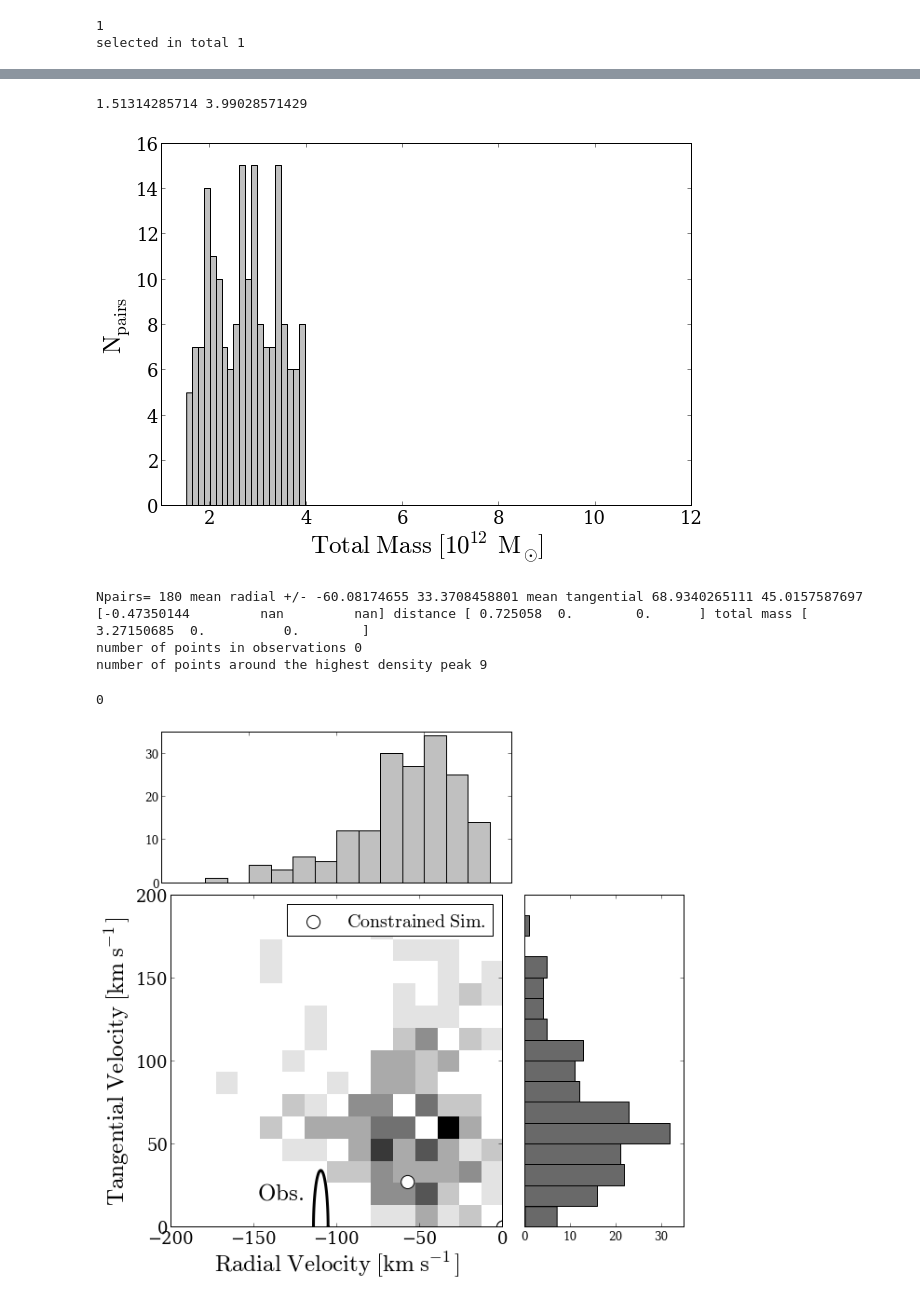
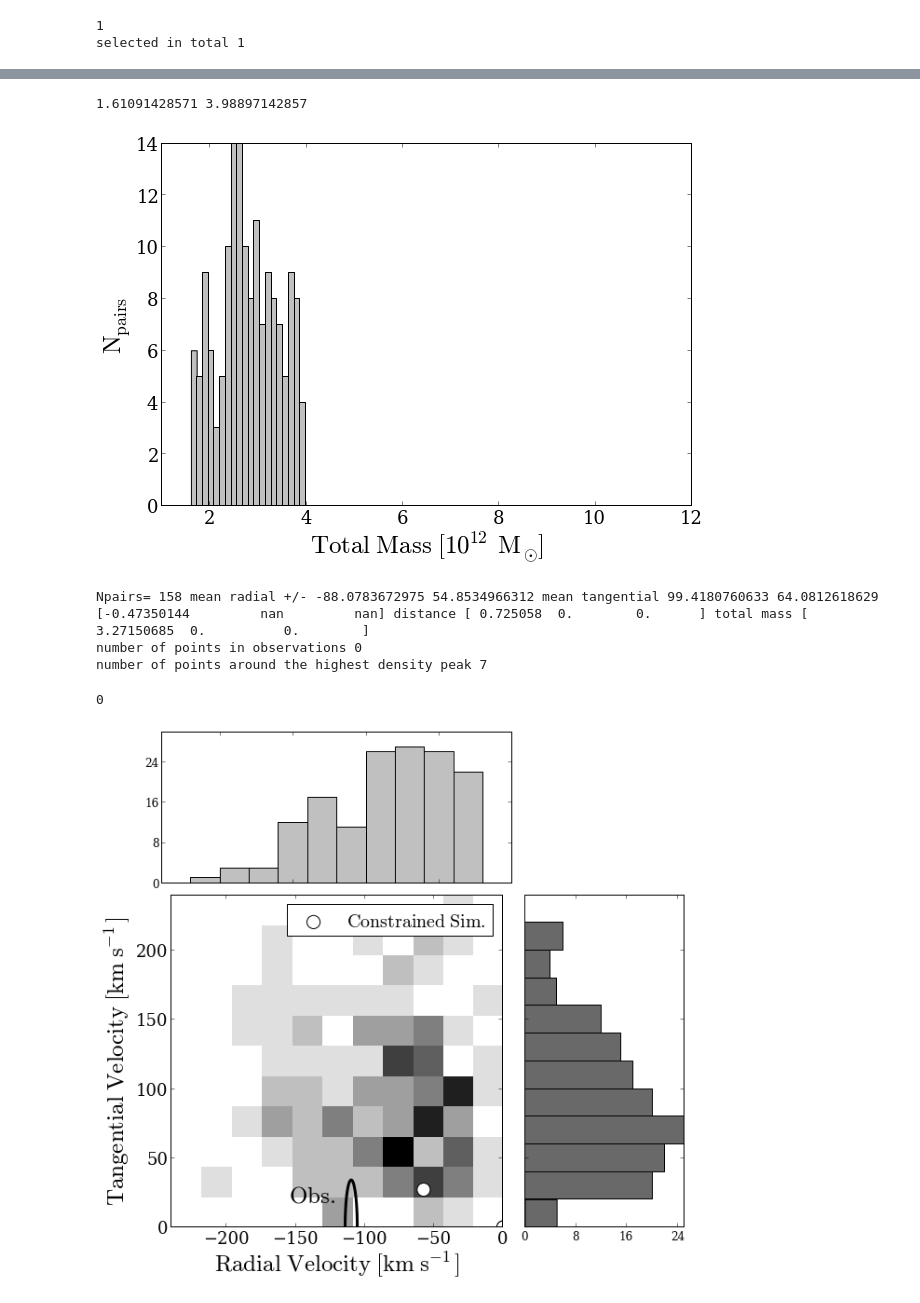
Before and after one commit to astroandes/LG_Kinematics, a Jupyter notebook: code/simulation_JE.ipynb, the cells around one changed output, grey strips where cells are left out. Saved outputs shown, nothing was run; the diff lists cells and outputs as text; code cells hidden in the pictures.

```diff
--- a/code/simulation_JE.ipynb
+++ b/code/simulation_JE.ipynb
@@ -1,6 +1,10 @@
 # %%
 from makeTempHistogramPlot import *
 from generateInfo import *
+
+# Global filepaths
+repo_path ="/Users/forero/Dropbox/"
+data_path = repo_path + "/LG_Kinematics/data/"
 
 # Global constants
 G_GRAV = 4.54E-48 #units of Mpc^3 Msun^-1 s^-2
@@ -8,11 +12,6 @@ KM_TO_MPC = 3.2E-20
 HUBBLE = 0.70
 E_UNITS = 1.0E-36
 L_UNITS = 1.0
-
-# Global filepaths
-data_path="/Users/forero/Dropbox/LG_Kinematics/data/"
-#data_path="/home/forero/Dropbox/"
-#data_path="/Users/forero/Dropbox/"
 # %%
 # The reference is van der Marel et al. ApJ,753:8
 V_M31 = array([66.1,-76.3,45.1]) #km/s
@@ -126,8 +125,9 @@ C=contour(X,Y,H, levels, colors='k', linewidths=2)
 # %%
 # Generate the pair data for Bolshoi
-FOF_file=data_path+"Bolshoi_cluster_all_limit_001"
-ID_file=data_path+"IsoPairs_Bolshoi_ID.dat"
-output_file=data_path+"pair_physical_vweb_Bolshoi.dat"
+halo_finder="BDM"
+FOF_file=data_path+"Bolshoi_catalog_"+halo_finder+".dat"
+ID_file=data_path+"IsoPairs_Bolshoi_"+halo_finder+"_ID.dat"
+output_file=data_path+"pair_physical_vweb_Bolshoi"+halo_finder+".dat"
 vweb_lambda_file=data_path+"Bolshoi_Halos_Environment_Vweb256_s1.dat"
 generate_info(FOF_file, ID_file, vweb_lambda_file, output_file=output_file, hubble=HUBBLE)
 # %% [output]
@@ -165,7 +165,7 @@ generate_info(FOF_file, ID_file, vweb_lambda_file, output_file=output_file)
 selected in total 1
 # %%
 #load the data from Bolshoi and make selections on distances and mass
-bolshoi_file=data_path+"pair_physical_vweb_Bolshoi.dat"
+bolshoi_file=data_path+"pair_physical_vweb_Bolshoi"+halo_finder+".dat"
 physical_prop=np.loadtxt(bolshoi_file)
 
 #define the main quantities we will use later to prepare the plots
@@ -247,15 +247,15 @@ for label_y in ticklabels_y:
 ax.set_xlim([1.0,12.0])
 n, bins, patches = ax.hist(total_mass, 20, normed=0, color = 'silver')
 
-filename='total_mass'
+filename='total_mass_'+halo_finder
 if(narrow_data):
     filename=filename+'_narrow'
 savefig(filename + '.eps',format = 'eps', transparent=True)
 savefig(filename + '.pdf',format = 'pdf', transparent=True)
 savefig(filename + '.png',format = 'png', transparent=True)
 # %% [output]
-1.51314285714 3.99028571429
+1.61091428571 3.98897142857
-[figure, old version]
+[figure, new version]
 # %%
 print "Npairs=", radial_vel.size, "mean radial +/-", mean(radial_vel), std(radial_vel),"mean tangential", mean(tangential_vel), std(tangential_vel)
 
@@ -277,40 +277,41 @@ for i in range(n_clues):
     tmp_dat = np.loadtxt(clues[i])
     clues_data[i,0] = tmp_dat[0]# radial
     clues_data[i,1] = tmp_dat[1]# tangential
     clues_data[i,2] = tmp_dat[14]# separation
     clues_data[i,3] = tmp_dat[15]/1E12 #total mass
 
 print clues_data[:,1]/clues_data[:,0], 'distance', clues_data[:,2], 'total mass', clues_data[:,3]
 
 #selection of the number of galaxies around the highest density point
 delta_radial = 4.5
 delta_tangential = 17.5
 index_obs = where((radial_vel>(mean_point[0]-sigma_point[0])) & (radial_vel<(mean_point[0]+sigma_point[0]))
     & (tangential_vel<sigma_point[1]))
 print 'number of points in observations', size(index_obs)
 
-index_max = where((radial_vel>(-65.0-sigma_point[0])) & (radial_vel<(-65.0+sigma_point[0]))
-    & (tangential_vel<(62.0+sigma_point[1]/2.0)) & (tangential_vel>(62.0-sigma_point[1]/2.0)))
+theory_point = array([-60.0,75.0])
+index_max = where((radial_vel>(theory_point[0]-sigma_point[0])) & (radial_vel<(theory_point[0]+sigma_point[0]))
+    & (tangential_vel<(theory_point[1]+sigma_point[1]/2.0)) & (tangential_vel>(theory_point[1]-sigma_point[1]/2.0)))
 print 'number of points around the highest density peak', size(index_max)
 
 #make the plot including the clues data
 filename='test_rt'
 if(narrow_data):
     filename=filename+'_narrow'
 MakeTempHistogramPlot(radial_vel,tangential_vel,filename=filename,
                       clues=clues_data,clues_label='$\mathrm{Constrained\ Sim.}$',
-                      contours=0,xlims=[-200.0,0.0], ylims=[0.0,200.0],
-                      nbins=16,nxbins=16,nybins=16,bw=1,
+                      contours=0,xlims=[-240.0,0.0], ylims=[0.0,240.0],
+                      nbins=12,nxbins=12,nybins=12,bw=1,
                       xlabel='$\mathrm{Radial\ Velocity\ [km\ s^{-1}]}$',
                       ylabel='$\mathrm{Tangential\ Velocity\ [km\ s^{-1}]}$',
                       mean_obs=mean_point, sigma_obs=sigma_point)
 # %% [output]
-Npairs= 180 mean radial +/- -60.08174655 33.3708458801 mean tangential 68.9340265111 45.0157587697
+Npairs= 158 mean radial +/- -88.0783672975 54.8534966312 mean tangential 99.4180760633 64.0812618629
 [-0.47350144         nan         nan] distance [ 0.725058  0.        0.      ] total mass [ 3.27150685  0.          0.        ]
 number of points in observations 0
-number of points around the highest density peak 9
+number of points around the highest density peak 7
 0
-[figure, old version]
+[figure, new version]
 # %%
 n_clues=3
 clues1=data_path+"pair_physical_vweb_IC10909.dat"
```
Also changed, not shown: parts of 8 cells of this notebook.
